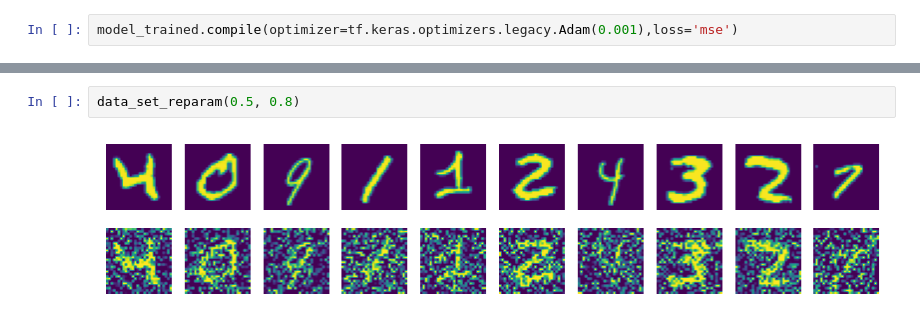
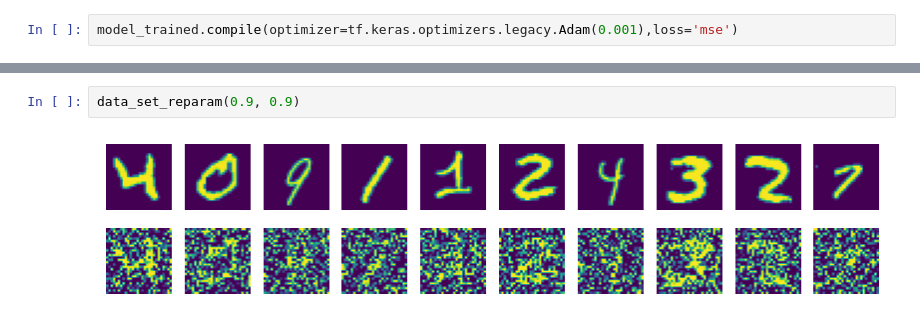
Before and after one commit to ChenZihan-sudo/CS101-Fundamental-Zone, a Jupyter notebook: NeuralNetwork_and_ML/nerual_network/autoencode/cnn_denoise.ipynb, the cells around one changed output, grey strips where cells are left out. Saved outputs shown, nothing was run; the diff lists cells and outputs as text.

```diff
--- a/NeuralNetwork_and_ML/nerual_network/autoencode/cnn_denoise.ipynb
+++ b/NeuralNetwork_and_ML/nerual_network/autoencode/cnn_denoise.ipynb
@@ -174,4 +192,4 @@ Epoch 10/10
 # %%
-data_set_reparam(0.5, 0.8)
+data_set_reparam(0.9, 0.9)
 # %% [output]
-[figure, old version]
+[figure, new version]
```
Also changed, not shown: parts of 7 cells of this notebook, 9 other files.
